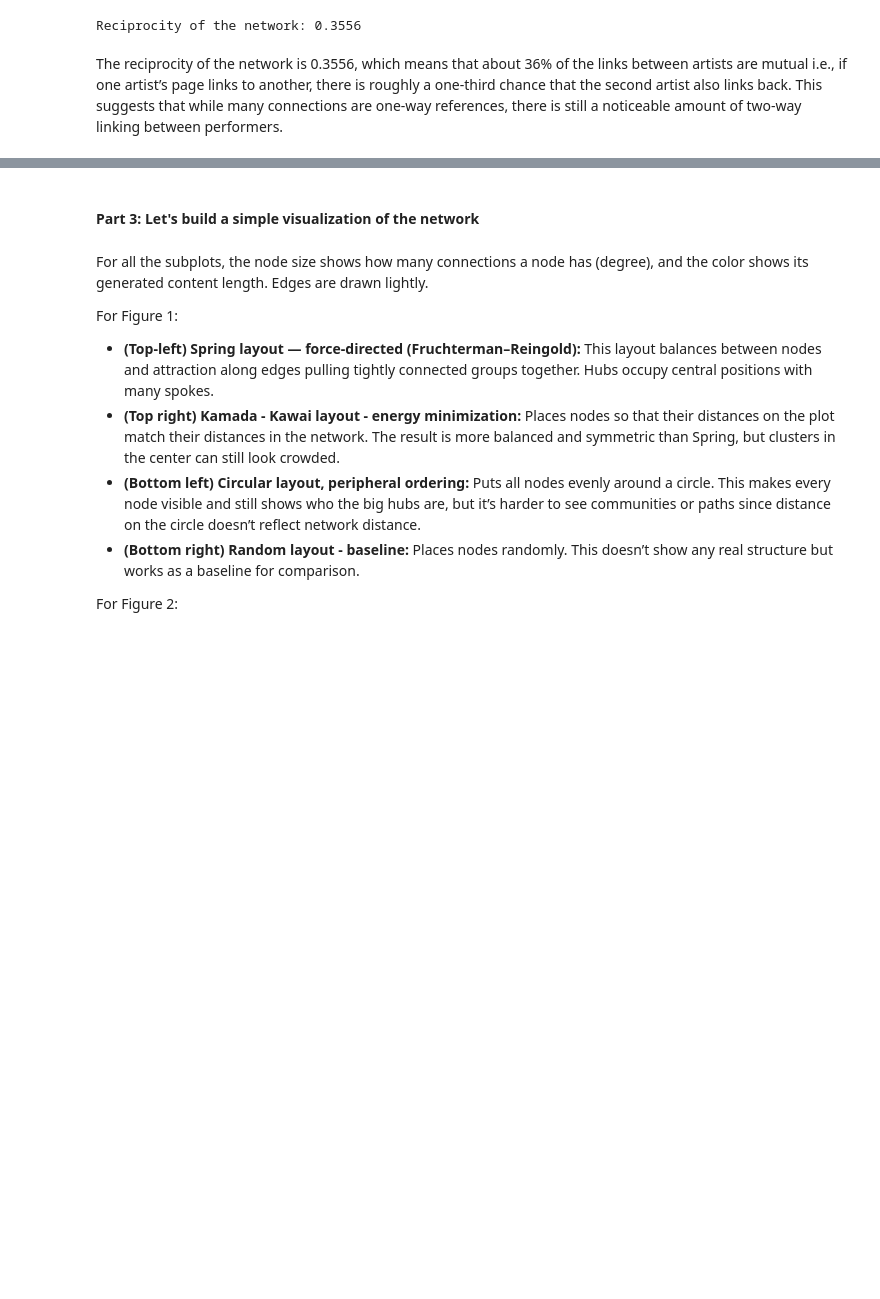
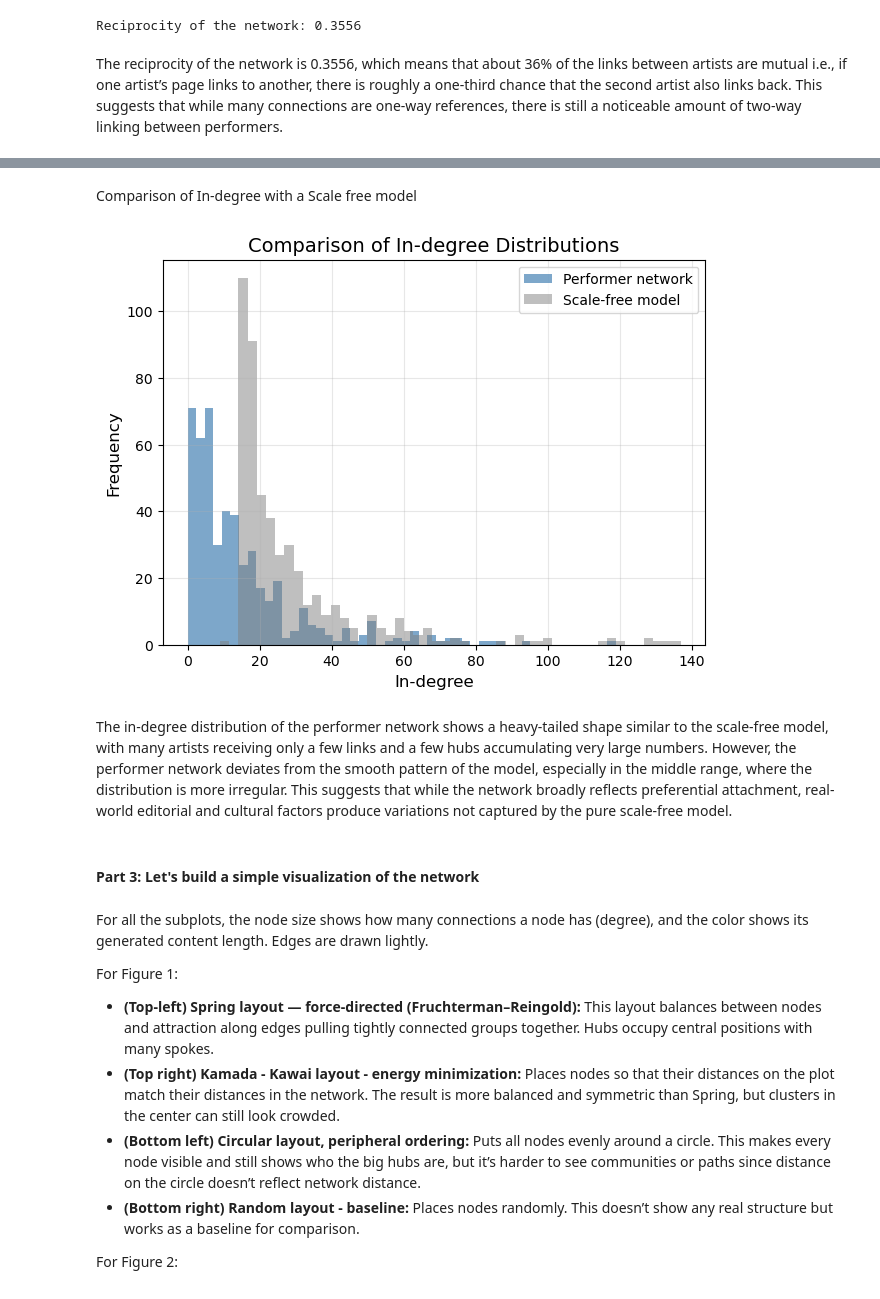
Before and after one commit to adamajane/social-graphs-and-interactions-02805-assignments, a Jupyter notebook: assignment_1/assignment_1_hand_in.ipynb, the cells around one changed output, grey strips where cells are left out. Cells and saved outputs as stored; diff of their text form; code cells hidden in the pictures; blank space fills up the shorter version.

```diff
--- a/assignment_1/assignment_1_hand_in.ipynb
+++ b/assignment_1/assignment_1_hand_in.ipynb
@@ -297,3 +454,23 @@ The reciprocity of the network is 0.3556, which means that about 36% of the link
+# %% [markdown]
+Comparison of In-degree with a Scale free model
+# %%
+# Barabási-Albert scale-free model (approximation for in-degree distribution)
+scale_free = nx.barabasi_albert_graph(num_nodes, int(num_edges/num_nodes))
+scale_free_in_degrees = [d for n, d in scale_free.degree()]
+
+plt.figure(figsize=(7,5))
+plt.hist(in_degrees, bins=50, alpha=0.7, label="Performer network", color="steelblue")
+plt.hist(scale_free_in_degrees, bins=50, alpha=0.5, label="Scale-free model", color="gray")
+plt.title("Comparison of In-degree Distributions", fontsize=14)
+plt.xlabel("In-degree", fontsize=12)
+plt.ylabel("Frequency", fontsize=12)
+plt.legend()
+plt.grid(alpha=0.3)
+plt.show()
+# %% [output]
+[figure, added]
+# %% [markdown]
+The in-degree distribution of the performer network shows a heavy-tailed shape similar to the scale-free model, with many artists receiving only a few links and a few hubs accumulating very large numbers. However, the performer network deviates from the smooth pattern of the model, especially in the middle range, where the distribution is more irregular. This suggests that while the network broadly reflects preferential attachment, real-world editorial and cultural factors produce variations not captured by the pure scale-free model.
 # %% [markdown]
 #### Part 3: Let's build a simple visualization of the network
 # %%
```
Also changed, not shown: parts of 25 cells of this notebook.
